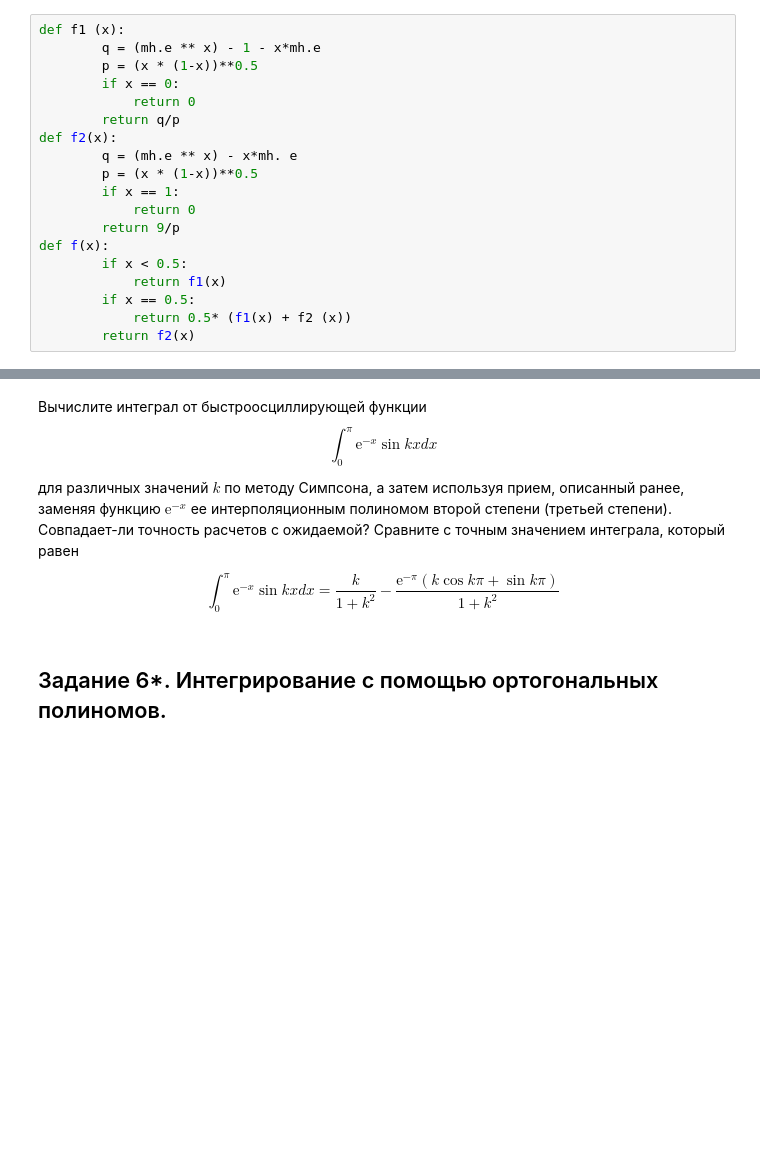
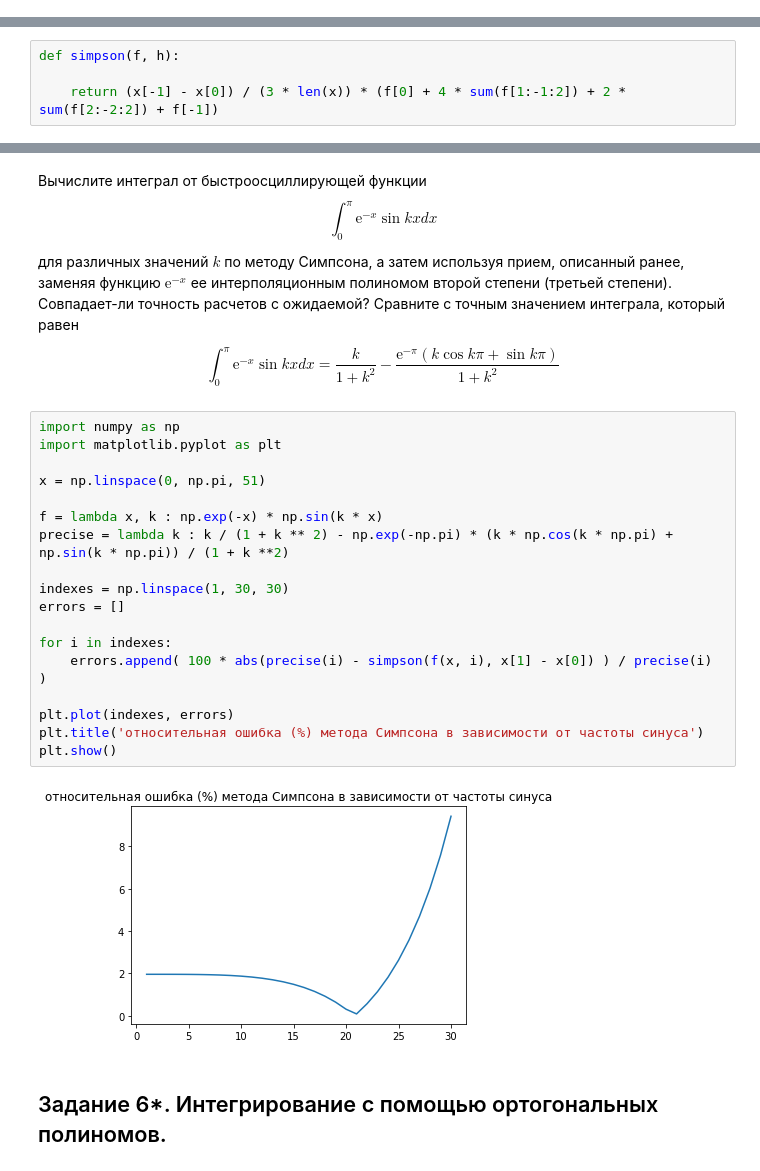
Before and after one commit to Katarischa/Computational-mathematics, a Jupyter notebook: 4.1/С3_интегралы (2).ipynb, the cells around one changed output, grey strips where cells are left out. Cells and saved outputs as stored; diff of their text form; blank space fills up the shorter version.

```diff
--- a/4.1/С3_интегралы (2) (1).ipynb
+++ b/4.1/С3_интегралы (2).ipynb
@@ -298,22 +305,3 @@ $$
 Преобразуйте данный интеграл, вычитая сингулярности. Выпишите расчетные формулы.
 # %% [markdown]
 Cоставьте функцию, возвращающую значение интеграла методом трапеций.
-# %%
-def f1 (x):
-        q = (mh.e ** x) - 1 - x*mh.e
-        p = (x * (1-x))**0.5
-        if x == 0:
-            return 0
-        return q/p
-def f2(x):
-        q = (mh.e ** x) - x*mh. e
-        p = (x * (1-x))**0.5
-        if x == 1:
-            return 0
-        return 9/p
-def f(x):
-        if x < 0.5:
-            return f1(x)
-        if x == 0.5:
-            return 0.5* (f1(x) + f2 (x))
-        return f2(x)
@@ -382,3 +363,7 @@ $$
 J=\int_{-0,5}^{0,5}|x|^{-\frac{1}{2}} \cdot(1-x)^{-\frac{1}{2}} d x
 $$
 модуль $|\rho|<\varepsilon$, где $\varepsilon-$ требуемая точность расчетов.
+# %%
+def simpson(f, h):
+
+    return (x[-1] - x[0]) / (3 * len(x)) * (f[0] + 4 * sum(f[1:-1:2]) + 2 * sum(f[2:-2:2]) + f[-1])
@@ -394,6 +405,26 @@ $$
 $$
 \int_{0}^{\pi} \mathrm{e}^{-x} \sin k x d x=\frac{k}{1+k^{2}}-\frac{\mathrm{e}^{-\pi}(k \cos k \pi+\sin k \pi)}{1+k^{2}}
 $$
+# %%
+import numpy as np
+import matplotlib.pyplot as plt
+
+x = np.linspace(0, np.pi, 51)
+
+f = lambda x, k : np.exp(-x) * np.sin(k * x)
+precise = lambda k : k / (1 + k ** 2) - np.exp(-np.pi) * (k * np.cos(k * np.pi) + np.sin(k * np.pi)) / (1 + k **2)
+
+indexes = np.linspace(1, 30, 30)
+errors = []
+
+for i in indexes:
+    errors.append( 100 * abs(precise(i) - simpson(f(x, i), x[1] - x[0]) ) / precise(i) )
+
+plt.plot(indexes, errors)
+plt.title('относительная ошибка (%) метода Симпсона в зависимости от частоты синуса')
+plt.show()
+# %% [output]
+[figure, added]
 # %% [markdown]
 ## Задание 6*.  Интегрирование с помощью ортогональных полиномов.
 # %% [markdown]
```
Also changed, not shown: parts of 7 cells of this notebook, 9 other files.
